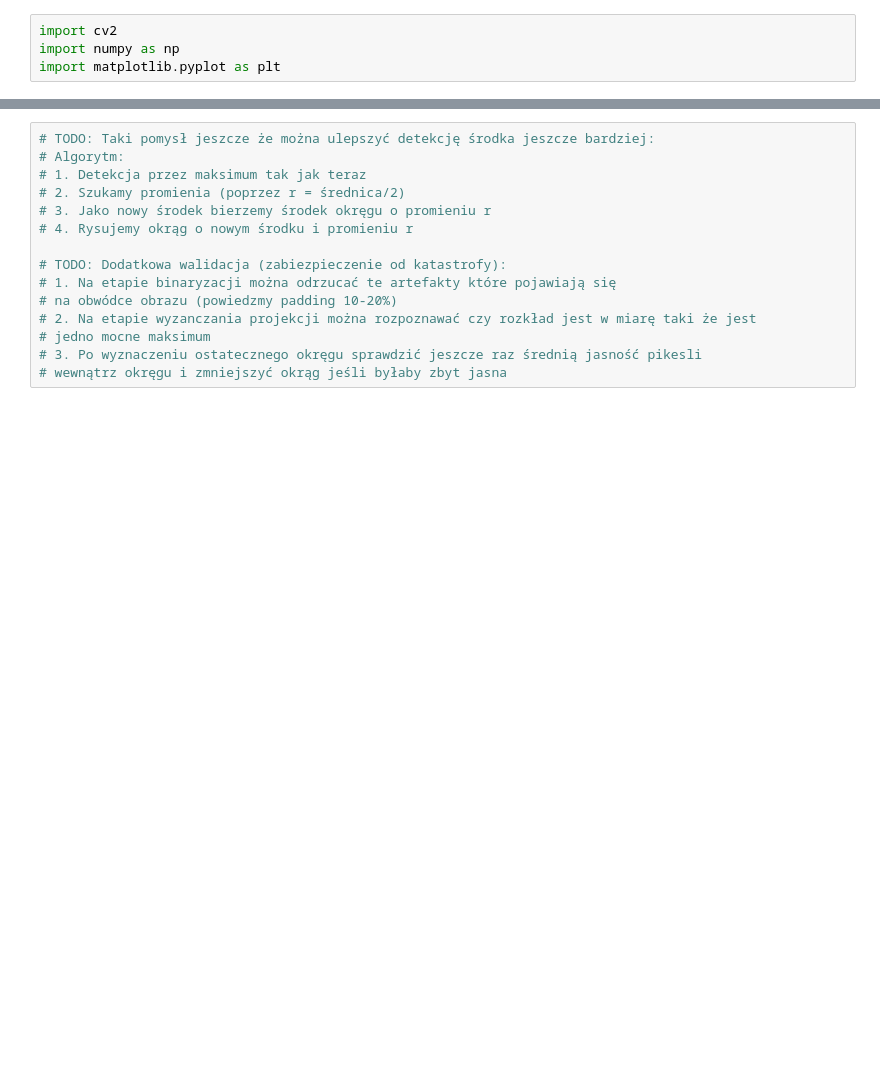
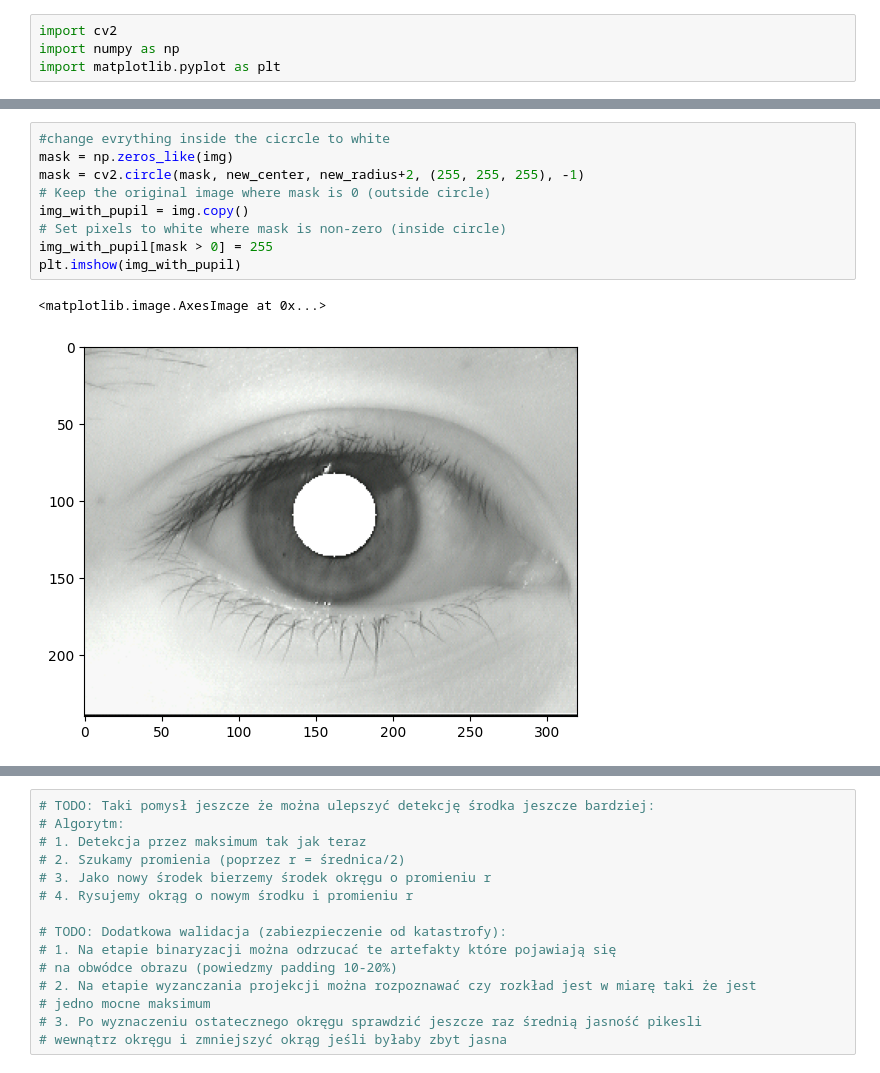
Before and after one commit to Iwaniukooo11/Biometric-Iris-Recognition, a Jupyter notebook: initial_test.ipynb, the cells around one changed output, grey strips where cells are left out. Drawn from its saved outputs; the diff is of its cells as text; blank space fills up the shorter version.

```diff
--- a/initial_test.ipynb
+++ b/initial_test.ipynb
@@ -163,0 +165,12 @@ Pupil radius: 25
+# %%
+#change evrything inside the cicrcle to white
+mask = np.zeros_like(img)
+mask = cv2.circle(mask, new_center, new_radius+2, (255, 255, 255), -1)
+# Keep the original image where mask is 0 (outside circle)
+img_with_pupil = img.copy()
+# Set pixels to white where mask is non-zero (inside circle)
+img_with_pupil[mask > 0] = 255
+plt.imshow(img_with_pupil)
+# %% [output]
+<matplotlib.image.AxesImage at 0x...>
+[figure, added]
```
Also changed, not shown: parts of 15 cells of this notebook, 4 other files.
